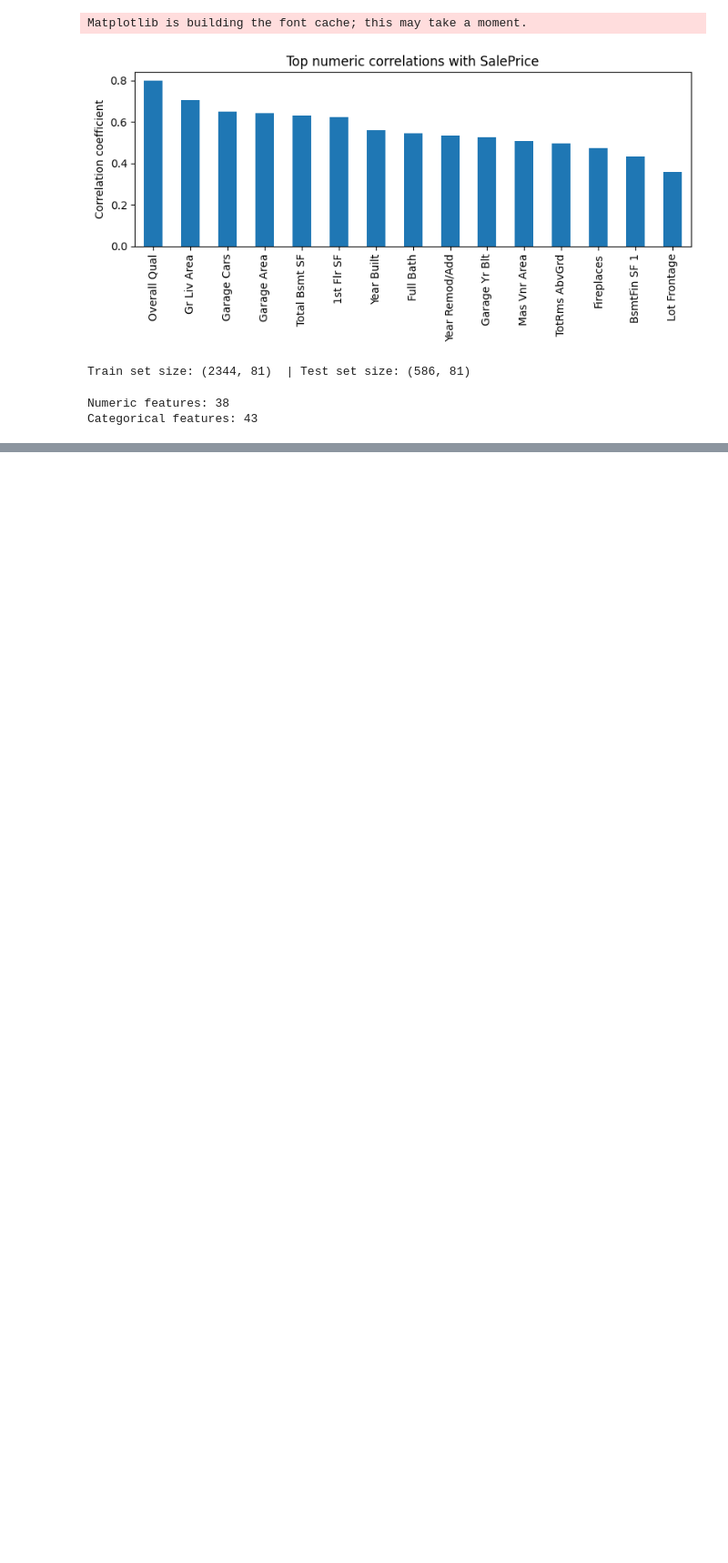
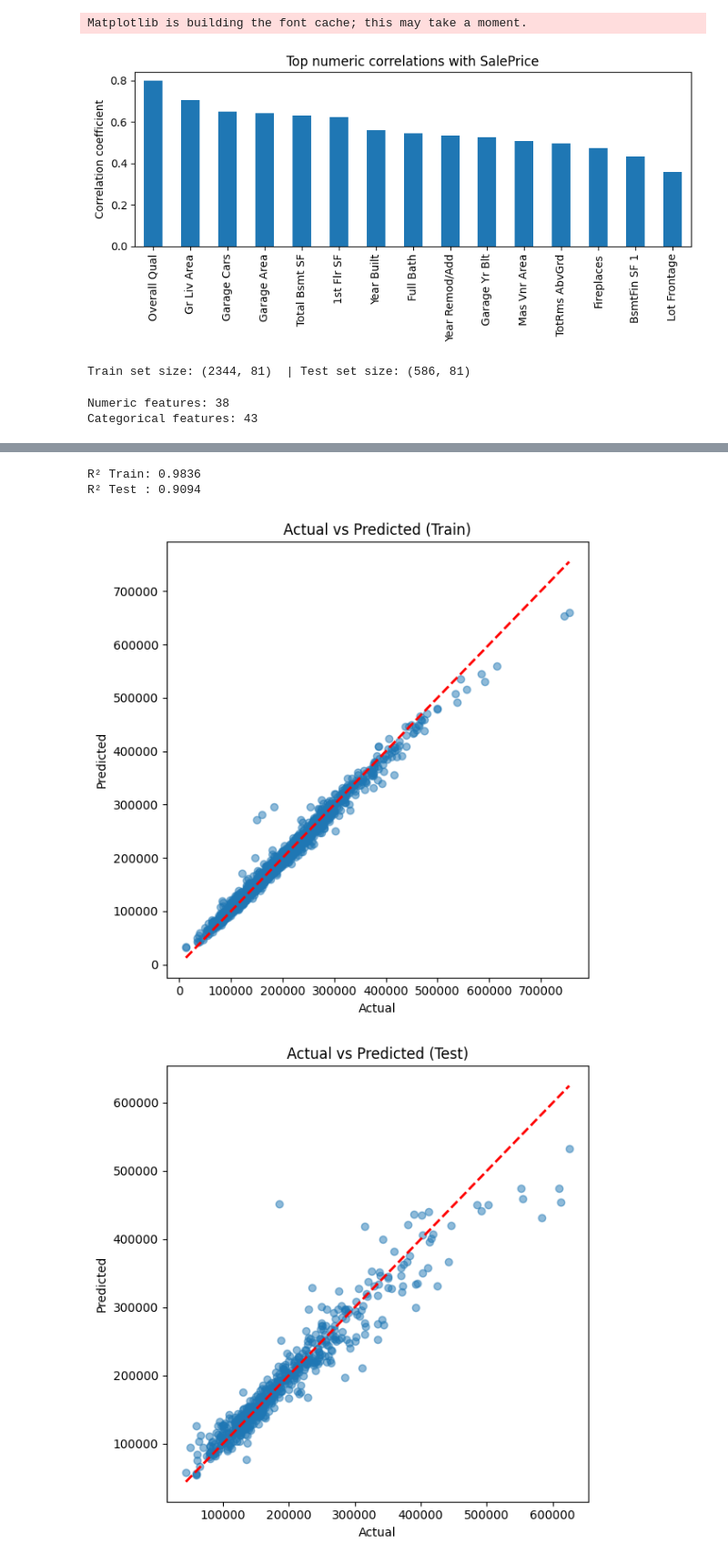
Before and after one commit to NewcoderM/Aurora-Housing, a Jupyter notebook: notebooks/Aurora_01_Modelling.ipynb, the cells around one changed output, grey strips where cells are left out. Shown at 91% size. Cells and saved outputs as stored; diff of their text form; code cells hidden in the pictures; blank space fills up the shorter version.

Commit message:
add preprocessing pipeline and train model

```diff
--- a/notebooks/Aurora_01_Modelling.ipynb
+++ b/notebooks/Aurora_01_Modelling.ipynb
@@ -153,0 +172,5 @@ pipe
+# %%
+# Train the pipeline
+pipe.fit(X_train, y_train)
+
+print("✅ Training complete.")
@@ -153,0 +179,38 @@ pipe
+# %%
+from sklearn.metrics import r2_score
+import json
+
+# Predictions
+y_pred_train = pipe.predict(X_train)
+y_pred_test = pipe.predict(X_test)
+
+# R² scores
+r2_train = r2_score(y_train, y_pred_train)
+r2_test = r2_score(y_test, y_pred_test)
+
+print("R² Train:", round(r2_train, 4))
+print("R² Test :", round(r2_test, 4))
+# %% [output]
+R² Train: 0.9836
+R² Test : 0.9094
+# %%
+import matplotlib.pyplot as plt
+
+def plot_actual_vs_pred(y_true, y_pred, title, filename):
+    plt.figure(figsize=(6,6))
+    plt.scatter(y_true, y_pred, alpha=0.5)
+    plt.plot([y_true.min(), y_true.max()],
+             [y_true.min(), y_true.max()],
+             "r--", lw=2)
+    plt.xlabel("Actual")
+    plt.ylabel("Predicted")
+    plt.title(title)
+    plt.tight_layout()
+    plt.savefig(f"assets/{filename}", dpi=150)
+    plt.show()
+
+plot_actual_vs_pred(y_train, y_pred_train, "Actual vs Predicted (Train)", "actual_vs_pred_train.png")
+plot_actual_vs_pred(y_test, y_pred_test, "Actual vs Predicted (Test)", "actual_vs_pred_test.png")
+# %% [output]
+[figure, added]
+[figure, added]
```
Also changed, not shown: parts of 3 cells of this notebook, 3 other files.
